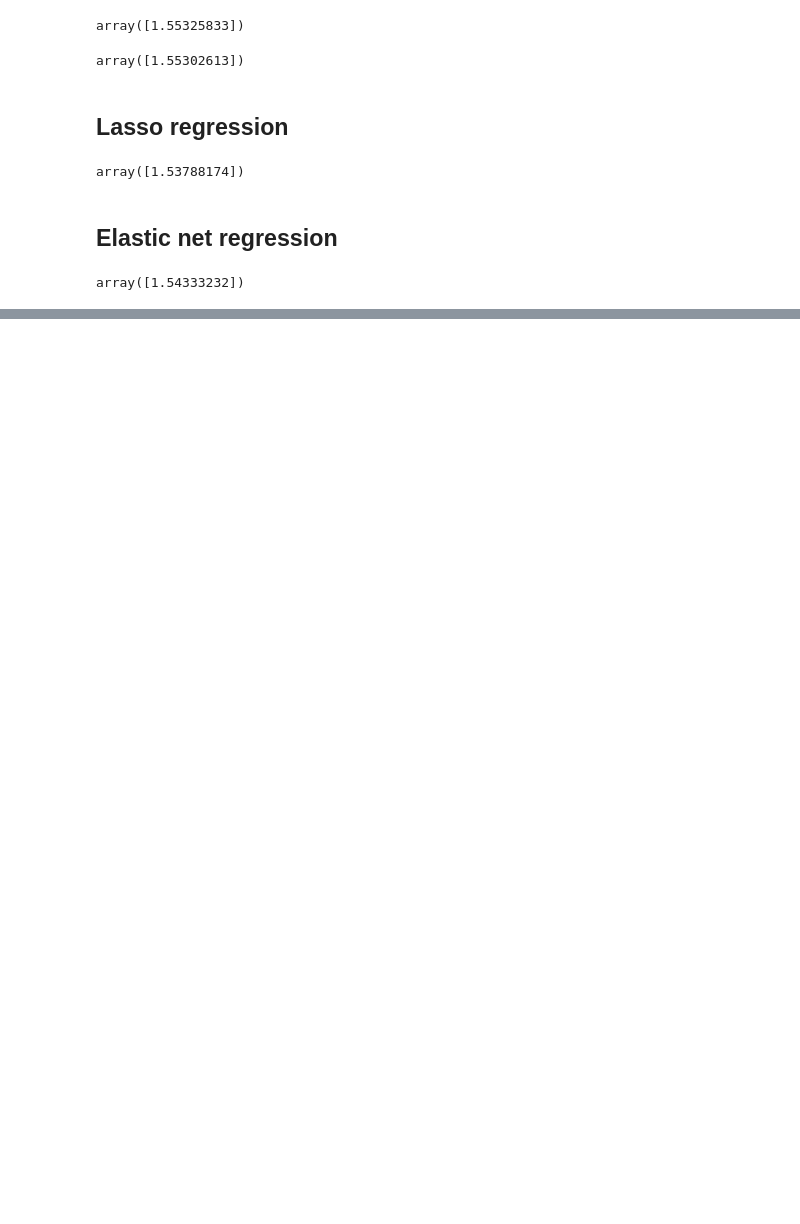
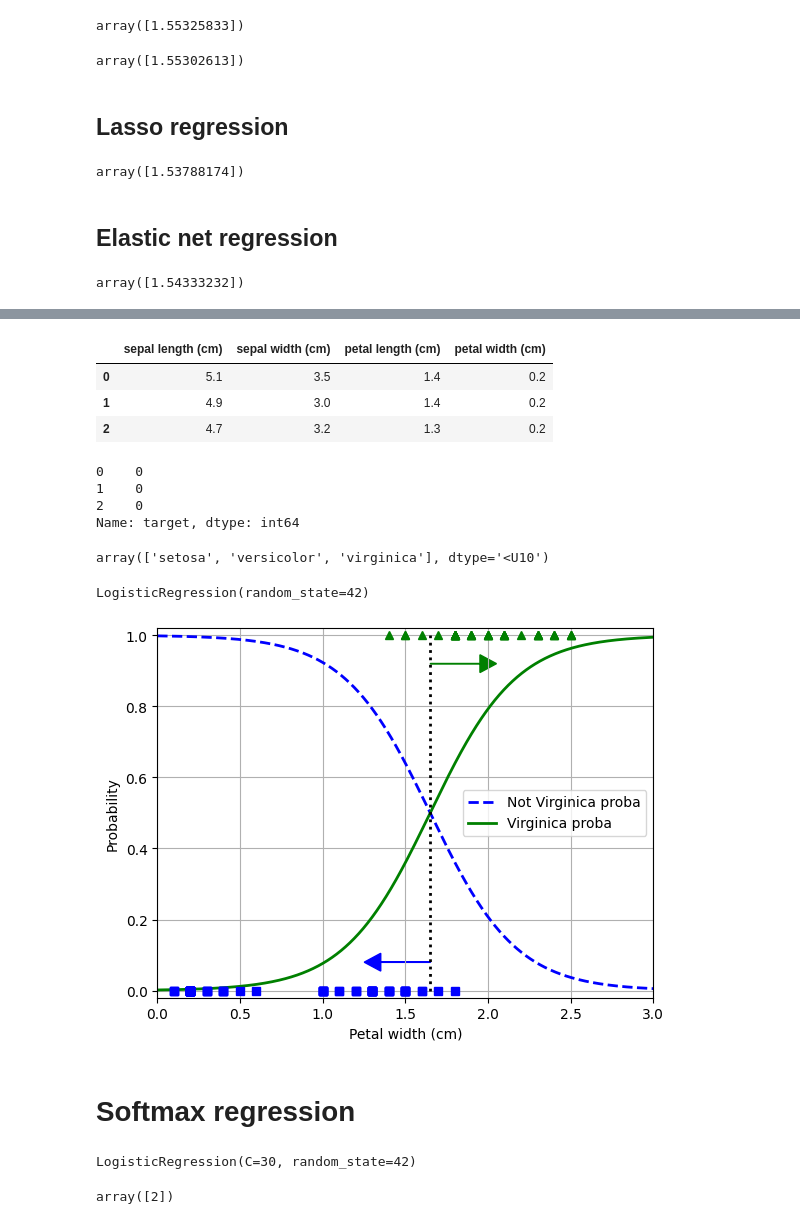
Before and after one commit to nived-s/training-models, a Jupyter notebook: Training_Models.ipynb, the cells around one changed output, grey strips where cells are left out. Saved outputs shown, nothing was run; the diff lists cells and outputs as text; code cells hidden in the pictures; blank space fills up the shorter version.

Commit message:
logistic and softmax regression

```diff
--- a/Training_Models.ipynb
+++ b/Training_Models.ipynb
@@ -271,0 +276,6 @@ array([1.54333232])
+# %%
+# loading data
+from sklearn.datasets import load_iris
+
+iris = load_iris(as_frame=True)
+list(iris)
@@ -271,0 +291,71 @@ array([1.54333232])
+# %%
+iris.data.head(3)
+# %% [output]
+|  | sepal length (cm) | sepal width (cm) | petal length (cm) | petal width (cm) |
+| 0 | 5.1 | 3.5 | 1.4 | 0.2 |
+| 1 | 4.9 | 3.0 | 1.4 | 0.2 |
+| 2 | 4.7 | 3.2 | 1.3 | 0.2 |
+# %%
+iris.target.head(3)
+# %% [output]
+0    0
+1    0
+2    0
+Name: target, dtype: int64
+# %%
+iris.target_names
+# %% [output]
+array(['setosa', 'versicolor', 'virginica'], dtype='<U10')
+# %%
+# splitting data and training model
+from sklearn.model_selection import train_test_split
+from sklearn.linear_model import LogisticRegression
+
+X = iris.data[["petal width (cm)"]].values
+y = iris.target_names[iris.target] == "virginica"
+X_train, X_test, y_train, y_test = train_test_split(X, y, random_state=42)
+
+log_reg = LogisticRegression(random_state=42)
+log_reg.fit(X_train, y_train)
+# %% [output]
+LogisticRegression(random_state=42)
+# %%
+X_new = np.linspace(0, 3, 1000).reshape(-1, 1) # reshape to column vector
+y_proba = log_reg.predict_proba(X_new)
+
+plt.plot(X_new, y_proba[:,0], "b--", linewidth=2, label="Not Virginica proba")
+plt.plot(X_new, y_proba[:,1], "g-", linewidth=2, label="Virginica proba")
+plt.xlabel("Petal width (cm)")
+plt.ylabel("Probability")
+plt.legend()
+plt.axis([0, 3, -0.02, 1.02])
+
+decision_boundary = X_new[y_proba[:, 1] >= 0.5][0, 0]
+plt.plot([decision_boundary, decision_boundary], [0, 1], "k:", linewidth=2,
+         label="Decision boundary")
+plt.arrow(x=decision_boundary, y=0.08, dx=-0.3, dy=0,
+          head_width=0.05, head_length=0.1, fc="b", ec="b")
+plt.arrow(x=decision_boundary, y=0.92, dx=0.3, dy=0,
+          head_width=0.05, head_length=0.1, fc="g", ec="g")
+plt.plot(X_train[y_train == 0], y_train[y_train == 0], "bs")
+plt.plot(X_train[y_train == 1], y_train[y_train == 1], "g^")
+plt.grid()
+plt.show()
+# %% [output]
+[figure, added]
+# %% [markdown]
+# Softmax regression
+# %%
+X = iris.data[["petal length (cm)", "petal width (cm)"]].values
+y = iris["target"]
+X_train, X_test, y_train, y_test = train_test_split(X, y, random_state=42)
+
+softmax_reg = LogisticRegression(C=30, random_state=42)
+softmax_reg.fit(X_train, y_train)
+# %% [output]
+LogisticRegression(C=30, random_state=42)
+# %%
+# testing with 5cm long and 2cm wide
+softmax_reg.predict([[5, 2]])
+# %% [output]
+array([2])
```
Also changed, not shown: parts of 4 cells of this notebook, 1 other file.
